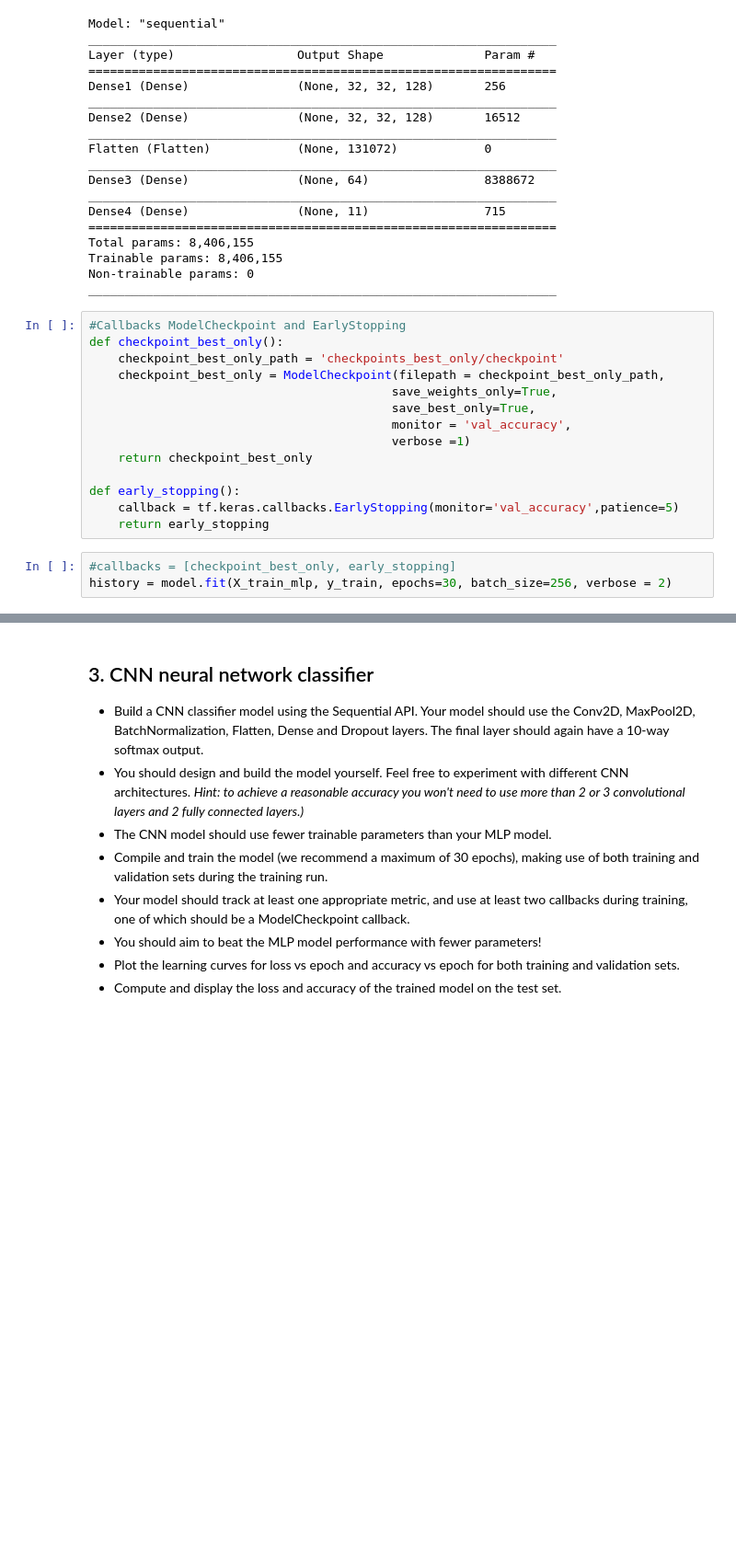
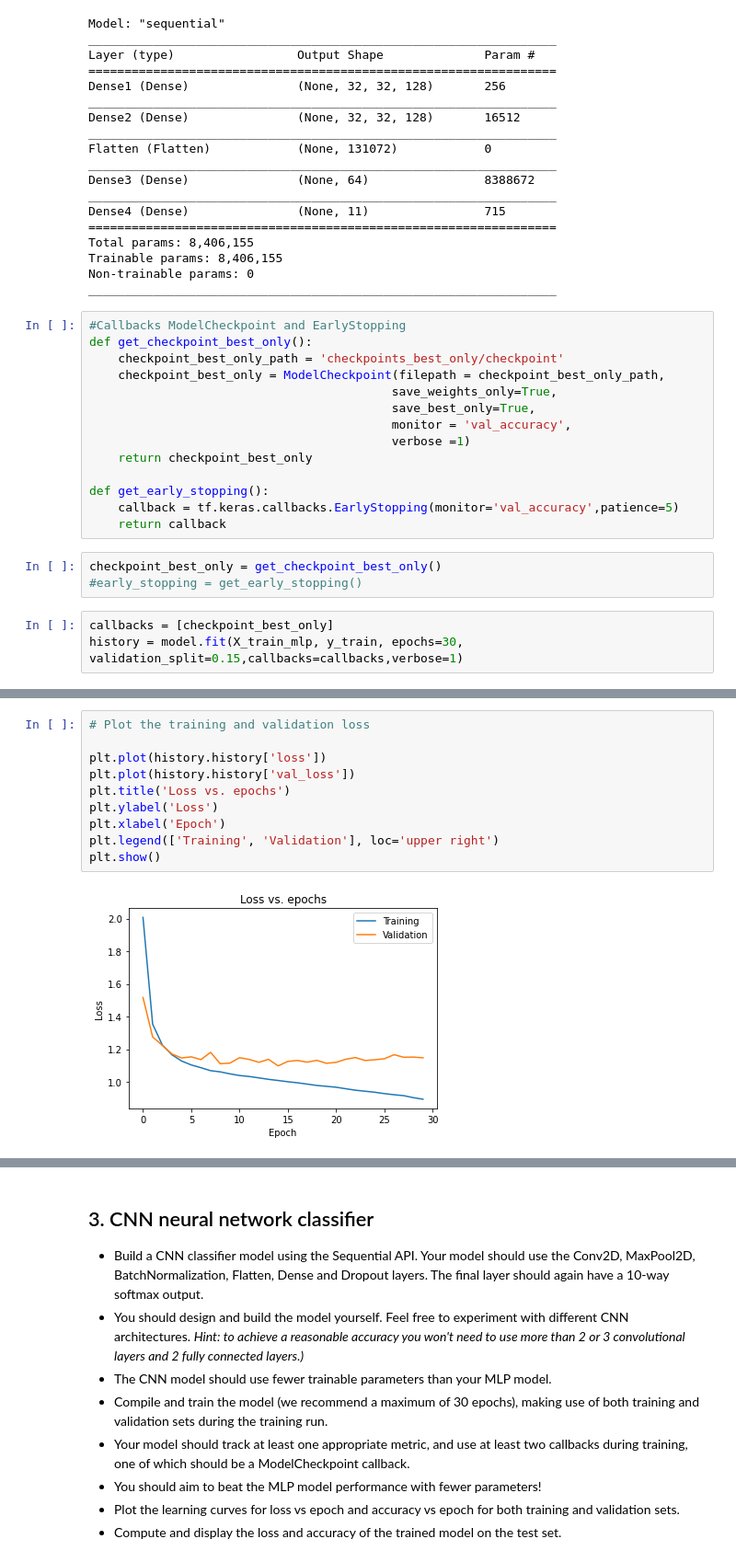
Before and after one commit to mamirandamorante/SVHN, a Jupyter notebook: Capstone_Project.ipynb, the cells around one changed output, grey strips where cells are left out. Shown: that part at 92% size. Saved outputs shown, nothing was run; the diff lists cells and outputs as text; blank space fills up the shorter version.

```diff
--- a/Capstone_Project.ipynb
+++ b/Capstone_Project.ipynb
@@ -159,7 +168,7 @@ Non-trainable params: 0
 _________________________________________________________________
 # %%
 #Callbacks ModelCheckpoint and EarlyStopping
-def checkpoint_best_only():
+def get_checkpoint_best_only():
     checkpoint_best_only_path = 'checkpoints_best_only/checkpoint'
     checkpoint_best_only = ModelCheckpoint(filepath = checkpoint_best_only_path,
                                           save_weights_only=True,
@@ -168,11 +177,14 @@ def checkpoint_best_only():
                                           verbose =1)
     return checkpoint_best_only
 
-def early_stopping():
+def get_early_stopping():
     callback = tf.keras.callbacks.EarlyStopping(monitor='val_accuracy',patience=5)
-    return early_stopping
+    return callback
+# %%
+checkpoint_best_only = get_checkpoint_best_only()
+#early_stopping = get_early_stopping()
 # %%
-#callbacks = [checkpoint_best_only, early_stopping]
-history = model.fit(X_train_mlp, y_train, epochs=30, batch_size=256, verbose = 2)
+callbacks = [checkpoint_best_only]
+history = model.fit(X_train_mlp, y_train, epochs=30, validation_split=0.15,callbacks=callbacks,verbose=1)
 # %% [output]
 Epoch 1/30
@@ -194,0 +207,12 @@ Epoch 30/30
+# %%
+# Plot the training and validation loss
+
+plt.plot(history.history['loss'])
+plt.plot(history.history['val_loss'])
+plt.title('Loss vs. epochs')
+plt.ylabel('Loss')
+plt.xlabel('Epoch')
+plt.legend(['Training', 'Validation'], loc='upper right')
+plt.show()
+# %% [output]
+[figure, added]
```
Also changed, not shown: parts of 9 cells of this notebook.
